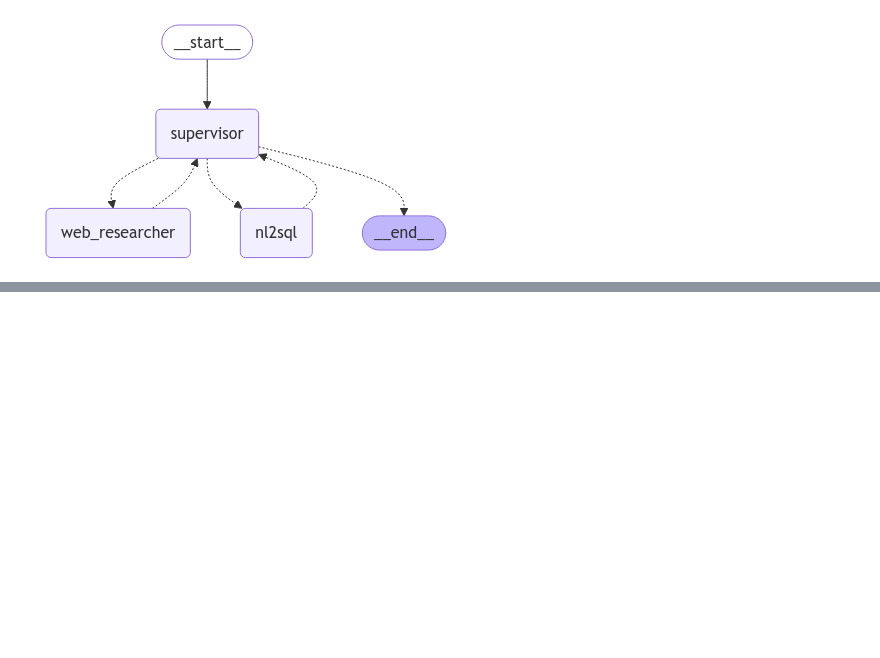
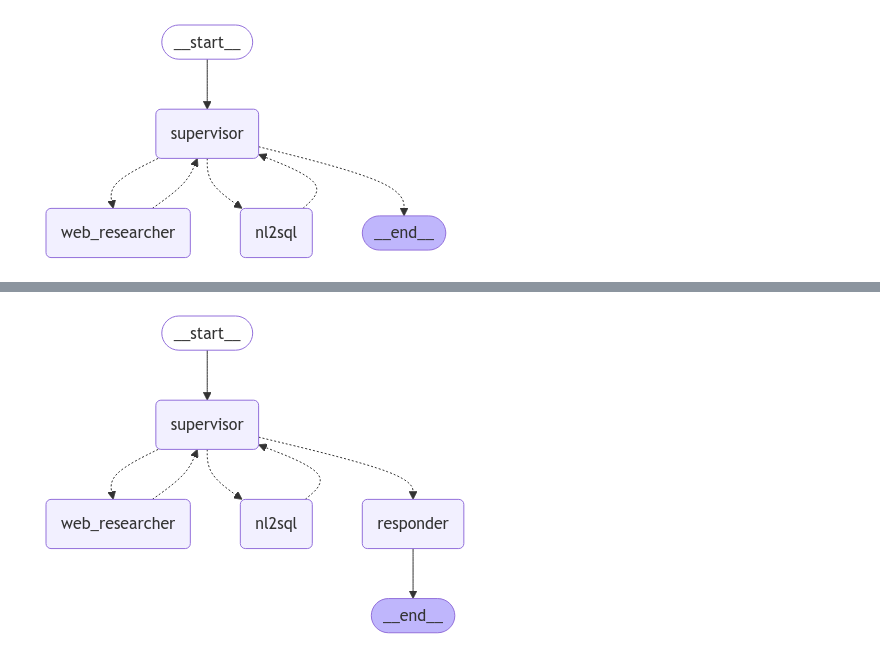
Before and after one commit to amandm/agents, a Jupyter notebook: supervisor-agent.ipynb, the cells around one changed output, grey strips where cells are left out. Cells and saved outputs as stored; diff of their text form; code cells hidden in the pictures; blank space fills up the shorter version.

Commit message:
supervisor agent + op formatter

```diff
--- a/supervisor-agent.ipynb
+++ b/supervisor-agent.ipynb
@@ -258,3 +242,31 @@ INSIDE WEB RESEARCH NODE
 Next Worker: FINISH
 ((), {'supervisor': None})
 ----
+# %%
+from pydantic import BaseModel, Field
+from typing import Literal
+from langgraph.graph import MessagesState
+
+class finalResponse(BaseModel):
+    """Respond to the user with this"""
+
+    Response: float = Field(description="The short and concise response to the user")
+
+# Inherit 'messages' key from MessagesState, which is a list of chat messages
+class AgentState(MessagesState):
+    # Final structured response from the agent
+    final_response: finalResponse
+
+# Define the function that responds to the user
+def respond(state: AgentState):
+    # We call the model with structured output in order to return the same format to the user every time
+    # state['messages'][-2] is the last ToolMessage in the convo, which we convert to a HumanMessage for the model to use
+    # We could also pass the entire chat history, but this saves tokens since all we care to structure is the output of the tool
+    print("INSIDE RESPOND")
+    print(state)
+    print("*"*10)
+    response = llm.invoke(
+        state["messages"]
+    )
+    # We return the final answer
+    return {"final_response": response}
@@ -260,0 +310,15 @@ Next Worker: FINISH
+# %%
+builder = StateGraph(MessagesState)
+builder.add_edge(START, "supervisor")
+builder.add_node("supervisor", supervisor_node)
+builder.add_node("web_researcher", web_research_node)
+builder.add_node("nl2sql", nl2sql_node)
+builder.add_node("responder", respond)
+builder.add_edge("responder", END)
+graph = builder.compile()
+# %%
+from IPython.display import display, Image
+
+display(Image(graph.get_graph().draw_mermaid_png()))
+# %% [output]
+[figure, added]
```
Also changed, not shown: parts of 5 cells of this notebook.
